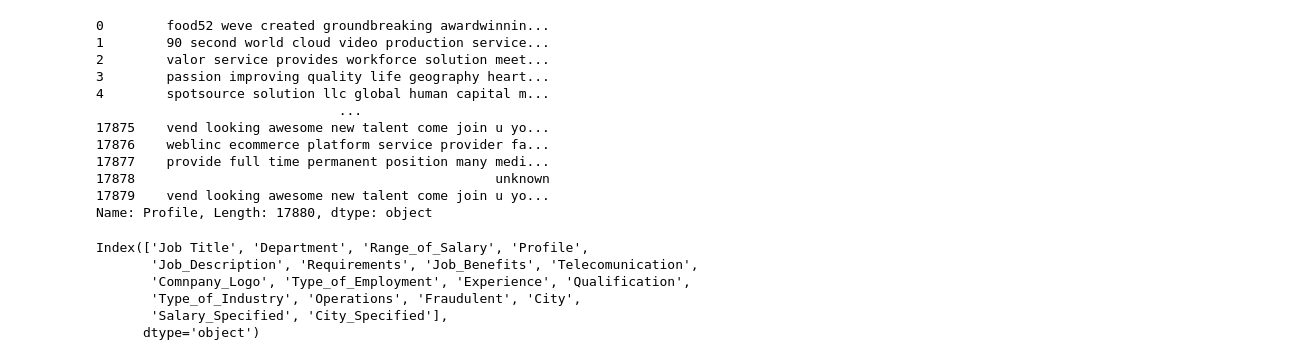
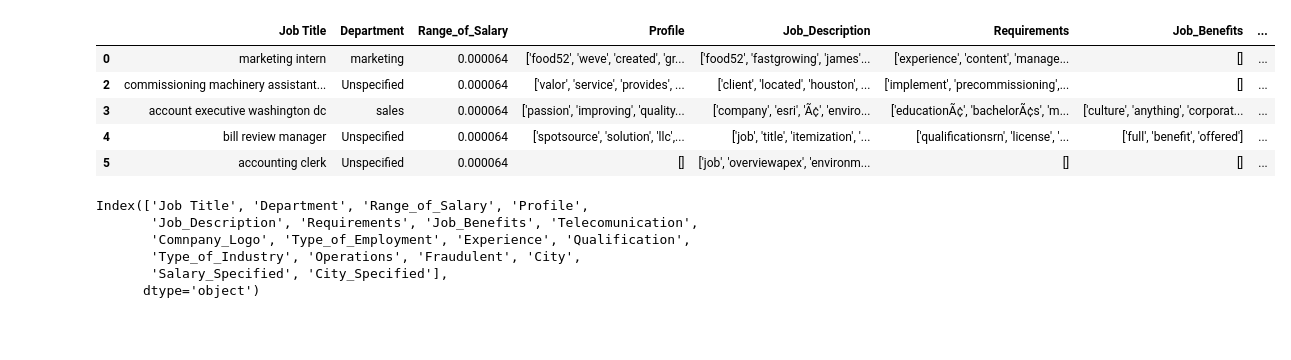
Before and after one commit to cheryltan17/DSA4263-Project, a Jupyter notebook: eda_ftr_eng/ftr_eng.ipynb, the cells around one changed output. Saved outputs shown, nothing was run; the diff lists cells and outputs as text; code cells hidden in the pictures; blank space fills up the shorter version.

```diff
--- a/eda_ftr_eng/ftr_eng.ipynb
+++ b/eda_ftr_eng/ftr_eng.ipynb
@@ -14,16 +14 @@ preprocessed_df = preprocessing(df_raw)
-# %%
-preprocessed_df['Profile']
-# %% [output]
-0        food52 weve created groundbreaking awardwinnin...
-1        90 second world cloud video production service...
-2        valor service provides workforce solution meet...
-3        passion improving quality life geography heart...
-4        spotsource solution llc global human capital m...
-                               ...
-17875    vend looking awesome new talent come join u yo...
-17876    weblinc ecommerce platform service provider fa...
-17877    provide full time permanent position many medi...
-17878                                              unknown
-17879    vend looking awesome new talent come join u yo...
-Name: Profile, Length: 17880, dtype: object
 # %%
@@ -31,3 +16,12 @@ df = eda(preprocessed_df)
+# %%
+df.head(5)
+# %% [output]
+|  | Job Title | Department | Range_of_Salary | Profile | Job_Description | Requirements | Job_Benefits | ... |
+| 0 | marketing intern | marketing | 0.000064 | ['food52', 'weve', 'created', 'gr... | ['food52', 'fastgrowing', 'james'... | ['experience', 'content', 'manage... | [] | ... |
+| 2 | commissioning machinery assistant... | Unspecified | 0.000064 | ['valor', 'service', 'provides', ... | ['client', 'located', 'houston', ... | ['implement', 'precommissioning',... | [] | ... |
+| 3 | account executive washington dc | sales | 0.000064 | ['passion', 'improving', 'quality... | ['company', 'esri', 'Ã¢', 'enviro... | ['educationÃ¢', 'bachelorÃ¢s', 'm... | ['culture', 'anything', 'corporat... | ... |
+| 4 | bill review manager | Unspecified | 0.000064 | ['spotsource', 'solution', 'llc',... | ['job', 'title', 'itemization', '... | ['qualificationsrn', 'license', '... | ['full', 'benefit', 'offered'] | ... |
+| 5 | accounting clerk | Unspecified | 0.000064 | [] | ['job', 'overviewapex', 'environm... | [] | [] | ... |
 # %%
 df.columns
 # %% [output]
```
Also changed, not shown: parts of 16 cells of this notebook, 1 other file.
